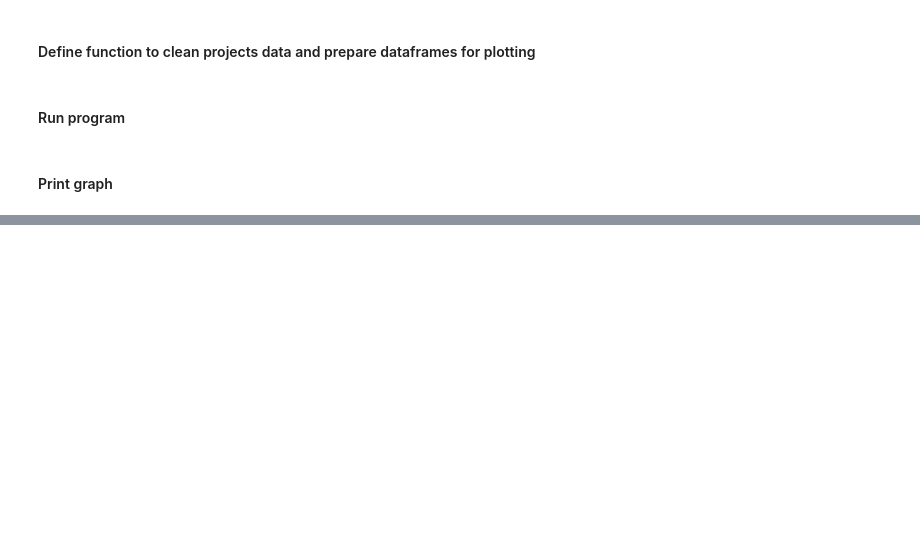
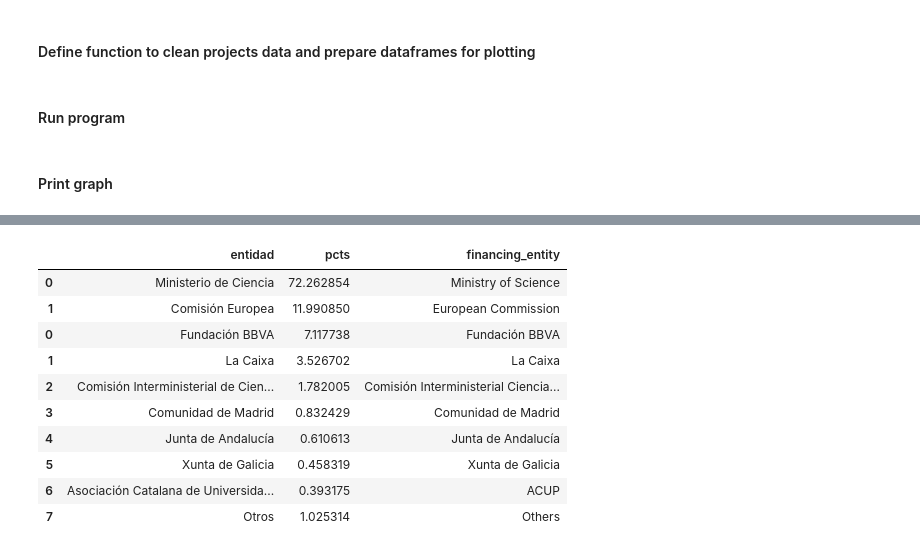
Before and after one commit to linhd-postdata/desir, a Jupyter notebook: Fig14. Founders according to total funding.ipynb, the cells around one changed output, grey strips where cells are left out. Cells and saved outputs as stored; diff of their text form; code cells hidden in the pictures; blank space fills up the shorter version.

```diff
--- a/Fig14. Founders according to total funding.ipynb
+++ b/Fig14. Founders according to total funding.ipynb
@@ -117,0 +121,17 @@ plt.show()
+# %%
+df1 = df1[df1["entidad"] != "Otros"]
+df3 = pd.concat([df1, df2])
+df3['pcts']= df3['pcts']*100
+df3
+# %% [output]
+|  | entidad | pcts | financing_entity |
+| 0 | Ministerio de Ciencia | 72.262854 | Ministry of Science |
+| 1 | Comisión Europea | 11.990850 | European Commission |
+| 0 | Fundación BBVA | 7.117738 | Fundación BBVA |
+| 1 | La Caixa | 3.526702 | La Caixa |
+| 2 | Comisión Interministerial de Cien... | 1.782005 | Comisión Interministerial Ciencia... |
+| 3 | Comunidad de Madrid | 0.832429 | Comunidad de Madrid |
+| 4 | Junta de Andalucía | 0.610613 | Junta de Andalucía |
+| 5 | Xunta de Galicia | 0.458319 | Xunta de Galicia |
+| 6 | Asociación Catalana de Universida... | 0.393175 | ACUP |
+| 7 | Otros | 1.025314 | Others |
```
Also changed, not shown: parts of 2 cells of this notebook, 2 other files.
